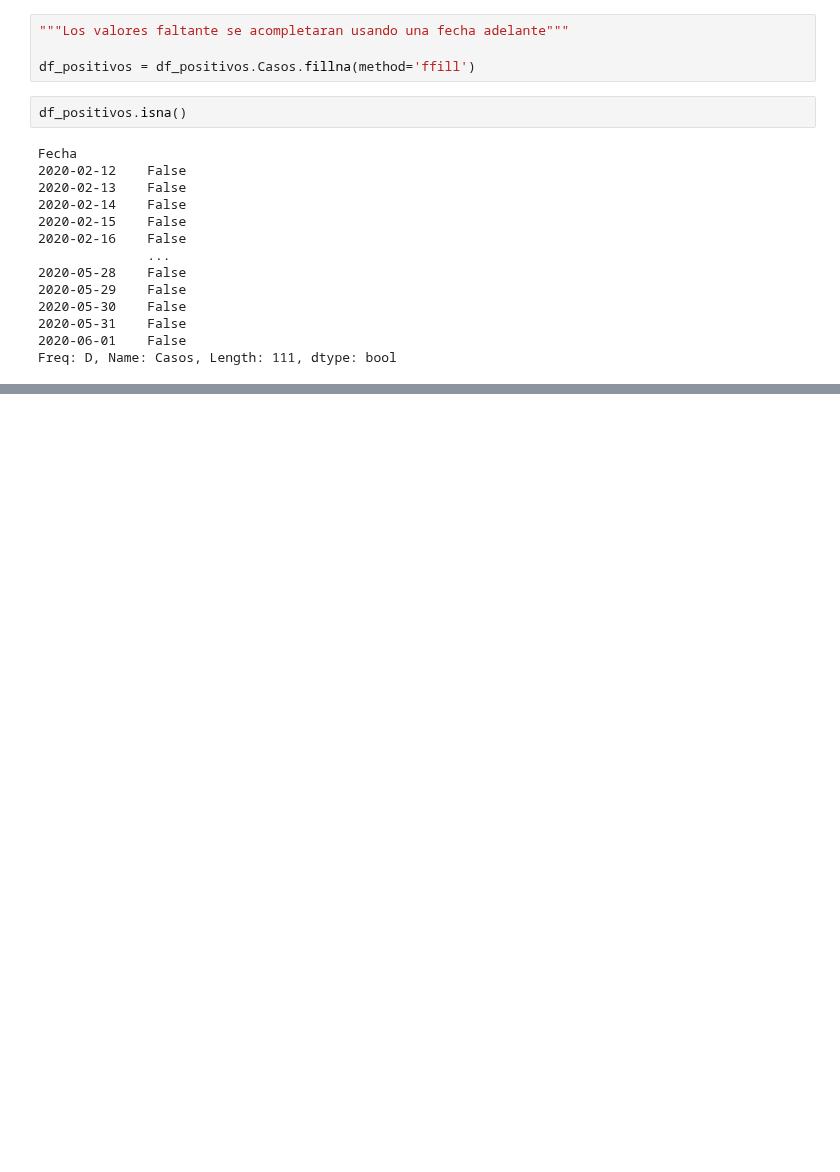
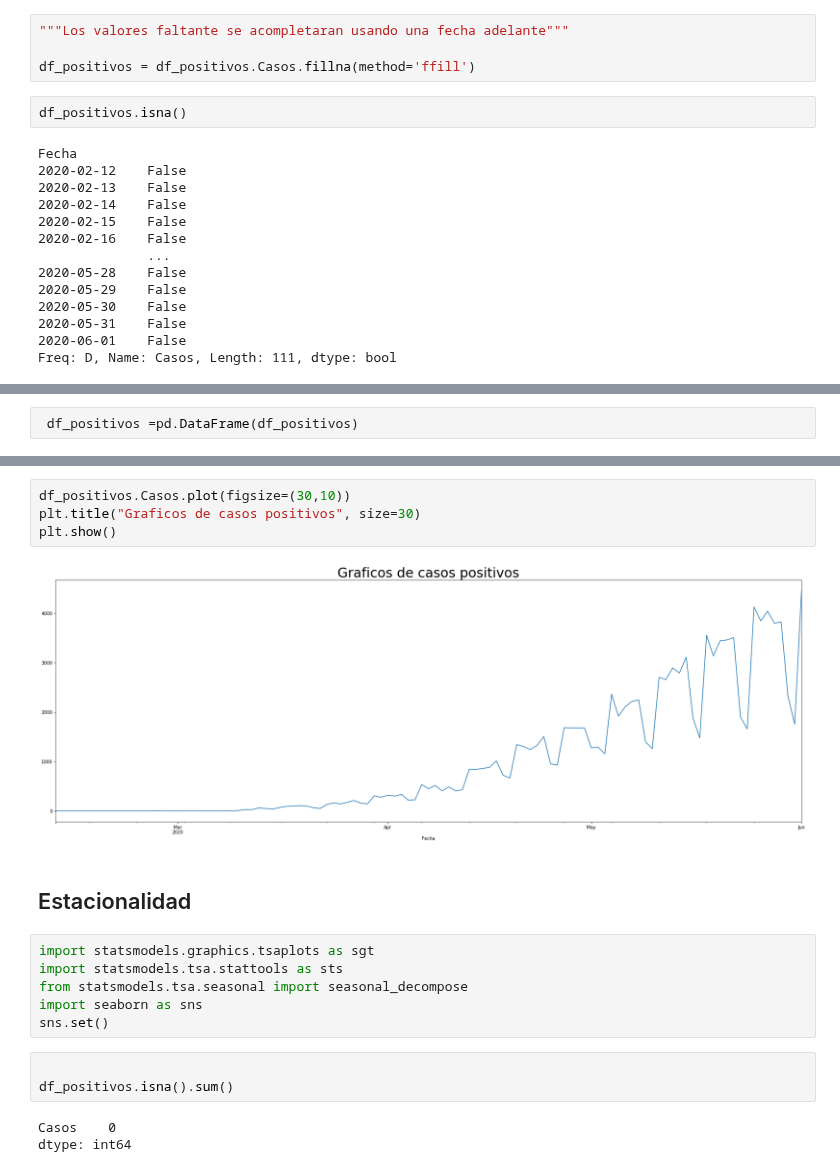
Before and after one commit to artthuro6/Covid-19, a Jupyter notebook: notebooks/General.ipynb, the cells around one changed output, grey strips where cells are left out. Saved outputs shown, nothing was run; the diff lists cells and outputs as text; blank space fills up the shorter version.

Commit message:
Estacionalidad

```diff
--- a/notebooks/General.ipynb
+++ b/notebooks/General.ipynb
@@ -362,0 +365,2 @@ Freq: D, Name: Casos, Length: 111, dtype: bool
+# %%
+ df_positivos =pd.DataFrame(df_positivos)
@@ -362,0 +382,20 @@ Freq: D, Name: Casos, Length: 111, dtype: bool
+# %%
+df_positivos.Casos.plot(figsize=(30,10))
+plt.title("Graficos de casos positivos", size=30)
+plt.show()
+# %% [output]
+[figure, added]
+# %% [markdown]
+## Estacionalidad
+# %%
+import statsmodels.graphics.tsaplots as sgt
+import statsmodels.tsa.stattools as sts
+from statsmodels.tsa.seasonal import seasonal_decompose
+import seaborn as sns
+sns.set()
+# %%
+
+df_positivos.isna().sum()
+# %% [output]
+Casos    0
+dtype: int64
```
Also changed, not shown: parts of 13 cells of this notebook.
